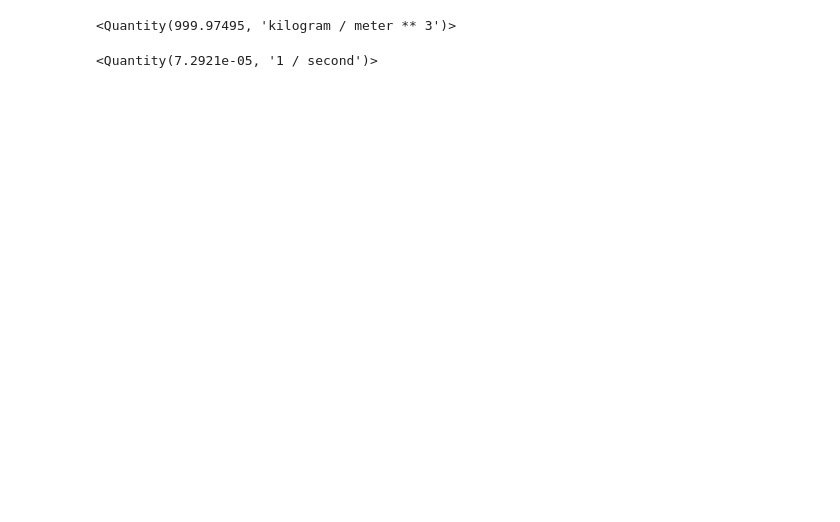
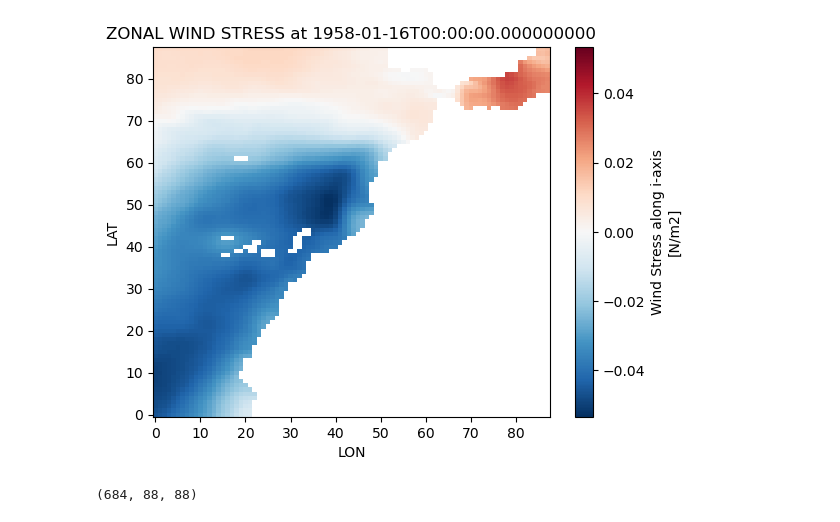
Before and after one commit to Mohamed-01-git/CLIMATOLOGY, a Jupyter notebook: UIC.ipynb, the cells around one changed output. Drawn from its saved outputs; the diff is of its cells as text; code cells hidden in the pictures; blank space fills up the shorter version.

Commit message:
if applied, this version could calculate the UI BAKUN and plot the DATA

```diff
--- a/UIC.ipynb
+++ b/UIC.ipynb
@@ -10,2 +11,5 @@ import metpy.constants as mpconst
 # %%
 os.chdir("/home/mohamed/EHTPIII/CLIMATOLOGIE/CODE/")
+# %%
+infile="/home/mohamed/EHTPIII/CLIMATOLOGIE/DATA/windstress_data/WIND_STRESS_MOROCCO_3.nc"
+DATA=xr.open_dataset(infile)
@@ -11,0 +36,6 @@ os.chdir("/home/mohamed/EHTPIII/CLIMATOLOGIE/CODE/")
+# %%
+ZWS=DATA.sozotaux # zonal (over latitude)
+SWS=DATA.sometauy # meridional (over longitude)
+LON=DATA.nav_lon # degree
+LAT=DATA.nav_lat # degree
+TIME=DATA.time_counter
@@ -11,0 +44,9 @@ os.chdir("/home/mohamed/EHTPIII/CLIMATOLOGIE/CODE/")
+# %%
+# ZWS.isel(time_counter=0).plot.contourf()
+# ZWS.isel(time_counter=0).plot.contour()
+time_value = TIME.isel(time_counter=0).values
+ZWS.isel(time_counter=0).plot()
+plt.xlabel("LON")
+plt.ylabel("LAT")
+plt.title(f"ZONAL WIND STRESS at {time_value.astype(str)}")
+# %% [output]
@@ -12,3 +54,4 @@ os.chdir("/home/mohamed/EHTPIII/CLIMATOLOGIE/CODE/")
+[figure, added]
 # %%
 omega=mpconst.omega
 Rho_A=mpconst.dry_air_density_stp
@@ -16,5 +59 @@ Rho_w=mpconst.rho_l
-# %%
-Rho_w
-# %% [output]
-<Quantity(999.97495, 'kilogram / meter ** 3')>
 # %%
@@ -28,9 +67,10 @@ fi=Fi.mean()
+# %%
+f_stacked = np.stack([f] * 684, axis=0)
+f_stacked.shape
+# %% [output]
+(684, 88, 88)
 # %%
-W=np.sqrt(Wx**(2)+Wy**(2))
-TOx=Rho_A*Cd*W*Wx
-TOy=Rho_A*Cd*W*Wy
-
-Qx=TOy/(Rho_W*f)
-Qy=-Tox/(Rho_W*f)
+TOx=  SWS_2
+TOy= ZWS
+Qx=TOy/(Rho_W*f_stacked) # ekman transport
+Qy=-TOx/(Rho_W*f_stacked)
-# %% [output]
-<Quantity(7.2921e-05, '1 / second')>
```
Also changed, not shown: parts of 18 cells of this notebook.
